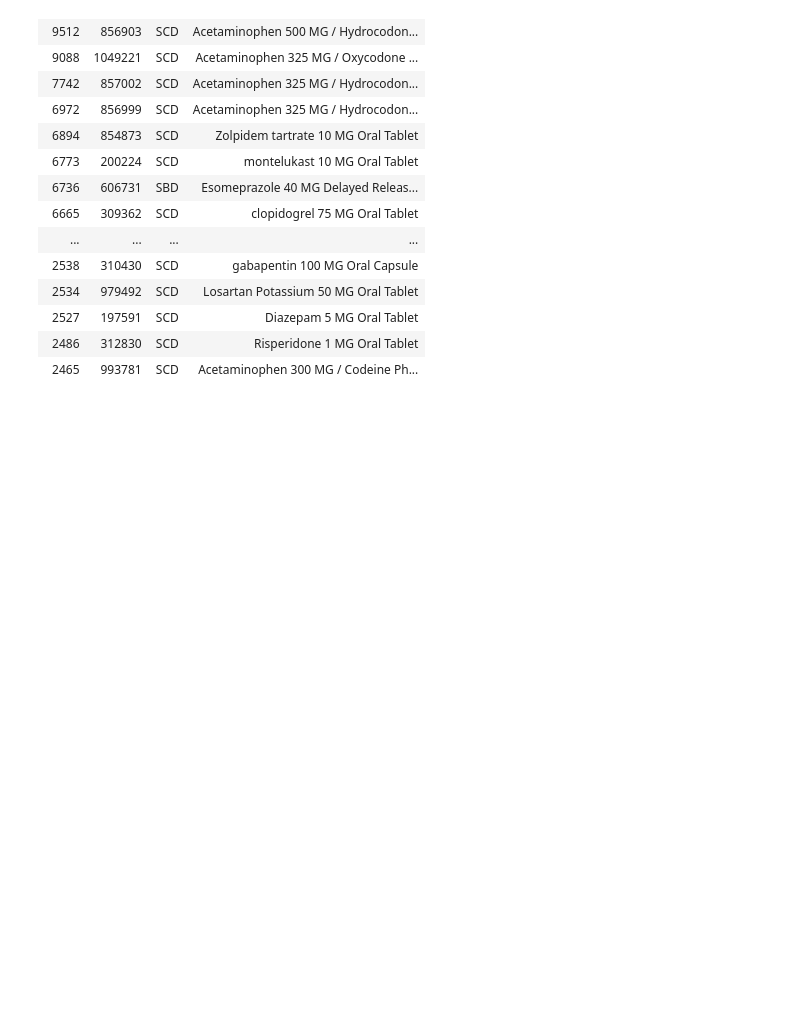
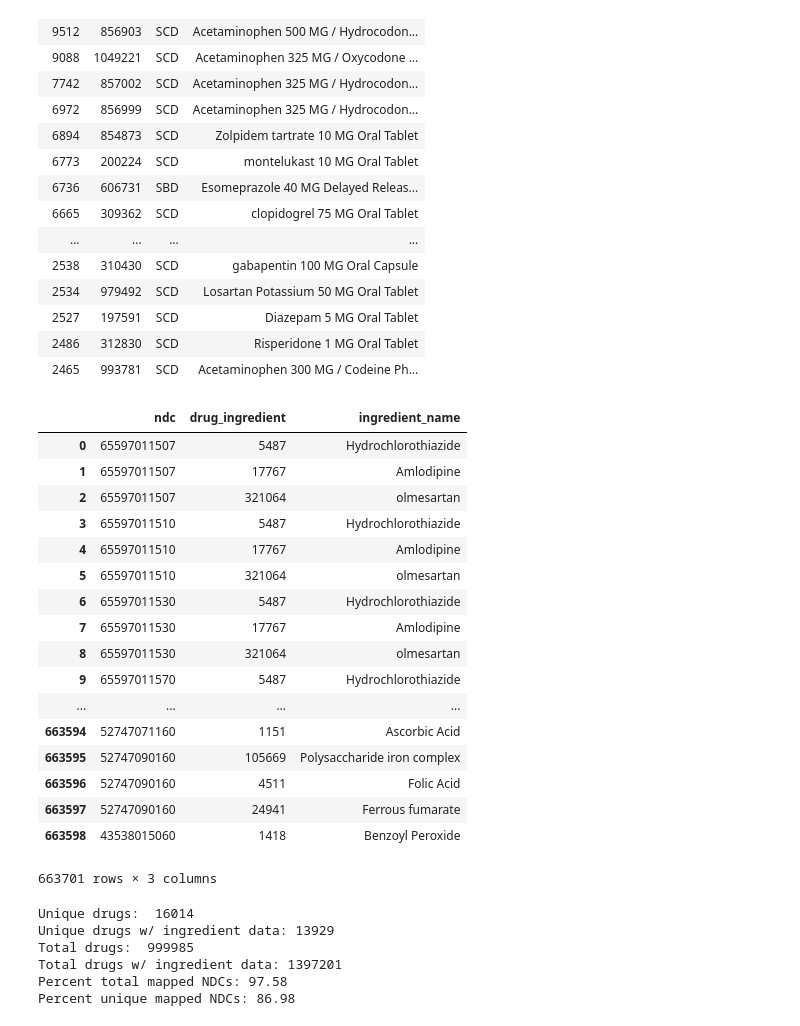
Before and after one commit to zimolzak/bch-rx-challenge, a Jupyter notebook: SureScripts Analysis.ipynb, the cells around one changed output. Saved outputs shown, nothing was run; the diff lists cells and outputs as text; code cells hidden in the pictures; blank space fills up the shorter version.

Commit message:
Use NDC to ingredient mapping

```diff
--- a/SureScripts Analysis.ipynb
+++ b/SureScripts Analysis.ipynb
@@ -104,7 +104,7 @@ AZITHROMYCIN 250 MG TABLET        5023
 Name: messageid, dtype: int64
 # %%
 import sqlite3
-conn = sqlite3.connect('rxnorm/rxnorm.sqlite')
+conn = sqlite3.connect('rxnorm/py-umls/databases/rxnorm.db')
 
 ndcq =""" select a.ATV as NDC, c.rxcui as RXCUI, c.tty as TTY, str as NAME
   from rxnsat a join rxnconso c on a.rxaui=c.rxaui
@@ -138,3 +142,59 @@ html(res)
 | 2527 | 197591 | SCD | Diazepam 5 MG Oral Tablet |
 | 2486 | 312830 | SCD | Risperidone 1 MG Oral Tablet |
 | 2465 | 993781 | SCD | Acetaminophen 300 MG / Codeine Ph... |
+# %%
+ingredient_q =""" select * from drug_ingredients_by_ndc"""
+ingredients = pd.io.sql.read_sql(ingredient_q, conn)
+ingredients
+# %% [output]
+|  | ndc | drug_ingredient | ingredient_name |
+| 0 | 65597011507 | 5487 | Hydrochlorothiazide |
+| 1 | 65597011507 | 17767 | Amlodipine |
+| 2 | 65597011507 | 321064 | olmesartan |
+| 3 | 65597011510 | 5487 | Hydrochlorothiazide |
+| 4 | 65597011510 | 17767 | Amlodipine |
+| 5 | 65597011510 | 321064 | olmesartan |
+| 6 | 65597011530 | 5487 | Hydrochlorothiazide |
+| 7 | 65597011530 | 17767 | Amlodipine |
+| 8 | 65597011530 | 321064 | olmesartan |
+| 9 | 65597011570 | 5487 | Hydrochlorothiazide |
+| ... | ... | ... | ... |
+| 663594 | 52747071160 | 1151 | Ascorbic Acid |
+| 663595 | 52747090160 | 105669 | Polysaccharide iron complex |
+| 663596 | 52747090160 | 4511 | Folic Acid |
+| 663597 | 52747090160 | 24941 | Ferrous fumarate |
+| 663598 | 43538015060 | 1418 | Benzoyl Peroxide |
+663701 rows × 3 columns
+# %%
+ingredients.count()
+
+drugs = pd.DataFrame({'ndc': dispenses.DrugCodedProductCode.drop_duplicates()})
+print "Unique drugs: ", drugs.ndc.count()
+
+drugs_with_ingredients = drugs.merge(ingredients)
+print "Unique drugs w/ ingredient data:", drugs_with_ingredients.ndc.drop_duplicates().count()
+
+all_drugs = pd.DataFrame({'ndc': dispenses.DrugCodedProductCode})
+print "Total drugs: ", all_drugs.ndc.count()
+
+all_drugs_with_ingredients = all_drugs.merge(ingredients)
+print "Total drugs w/ ingredient data:", all_drugs_with_ingredients.ndc.count()
+
+
+ndcs = pd.DataFrame({'ndc': ingredients.ndc.drop_duplicates(), 'val': 1})
+all_drugs_with_mapped_ndc = all_drugs.merge(ndcs, how='left')
+percent_mapped_ndcs = float(all_drugs_with_mapped_ndc[all_drugs_with_mapped_ndc.val == 1].ndc.count()) / all_drugs_with_mapped_ndc.ndc.count()
+print "Percent total mapped NDCs: {:.2f}".format(percent_mapped_ndcs*100)
+
+
+drugs = pd.DataFrame({'ndc': dispenses.DrugCodedProductCode.drop_duplicates()})
+unique_drugs_with_mapped_ndc = drugs.merge(ndcs, how='left')
+percent_mapped_ndcs = float(unique_drugs_with_mapped_ndc[unique_drugs_with_mapped_ndc.val == 1].ndc.count()) / unique_drugs_with_mapped_ndc.ndc.count()
+print "Percent unique mapped NDCs: {:.2f}".format(percent_mapped_ndcs*100)
+# %% [output]
+Unique drugs:  16014
+Unique drugs w/ ingredient data: 13929
+Total drugs:  999985
+Total drugs w/ ingredient data: 1397201
+Percent total mapped NDCs: 97.58
+Percent unique mapped NDCs: 86.98
```
Also changed, not shown: parts of 1 cell of this notebook, 4 other files.
